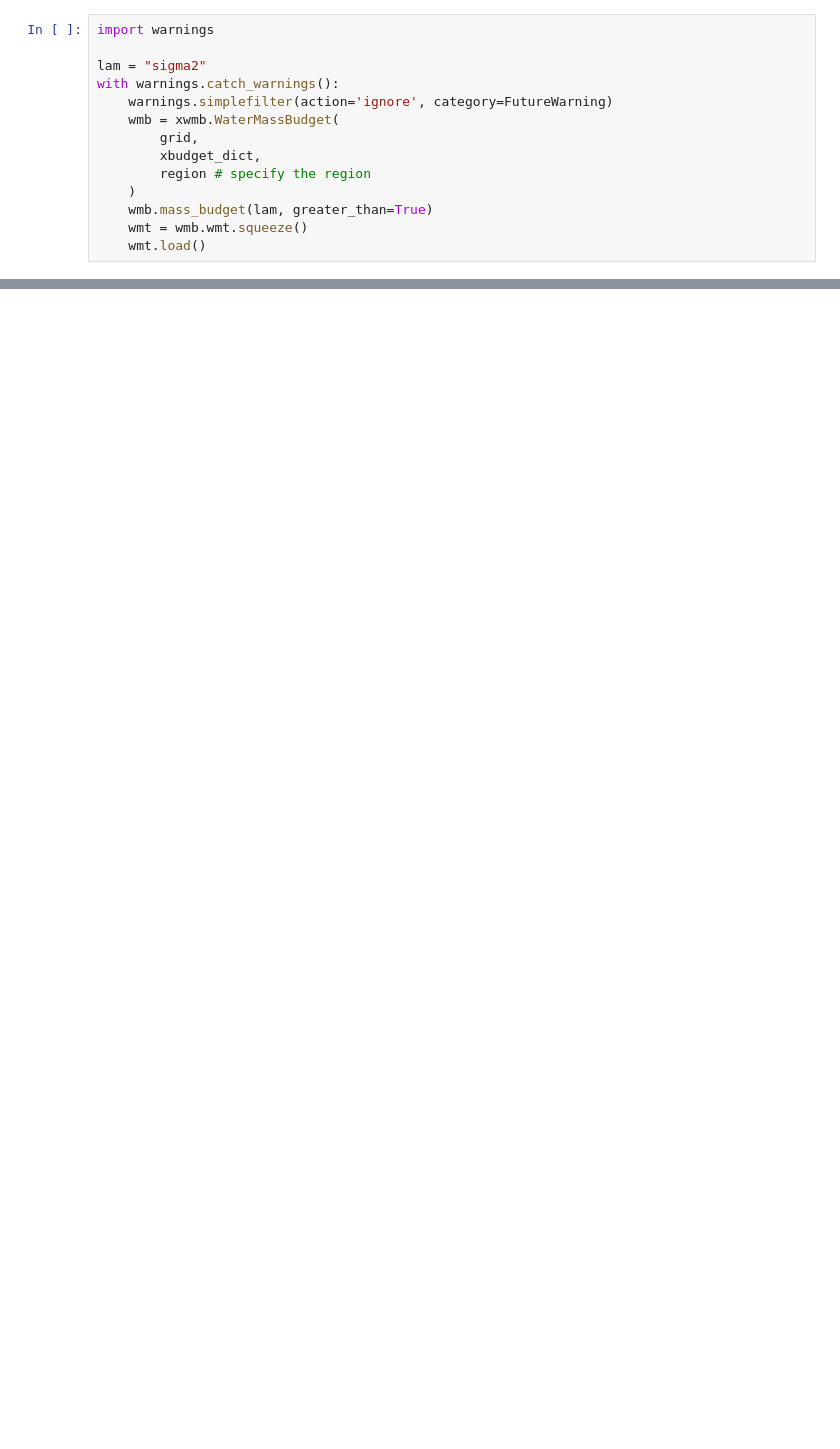
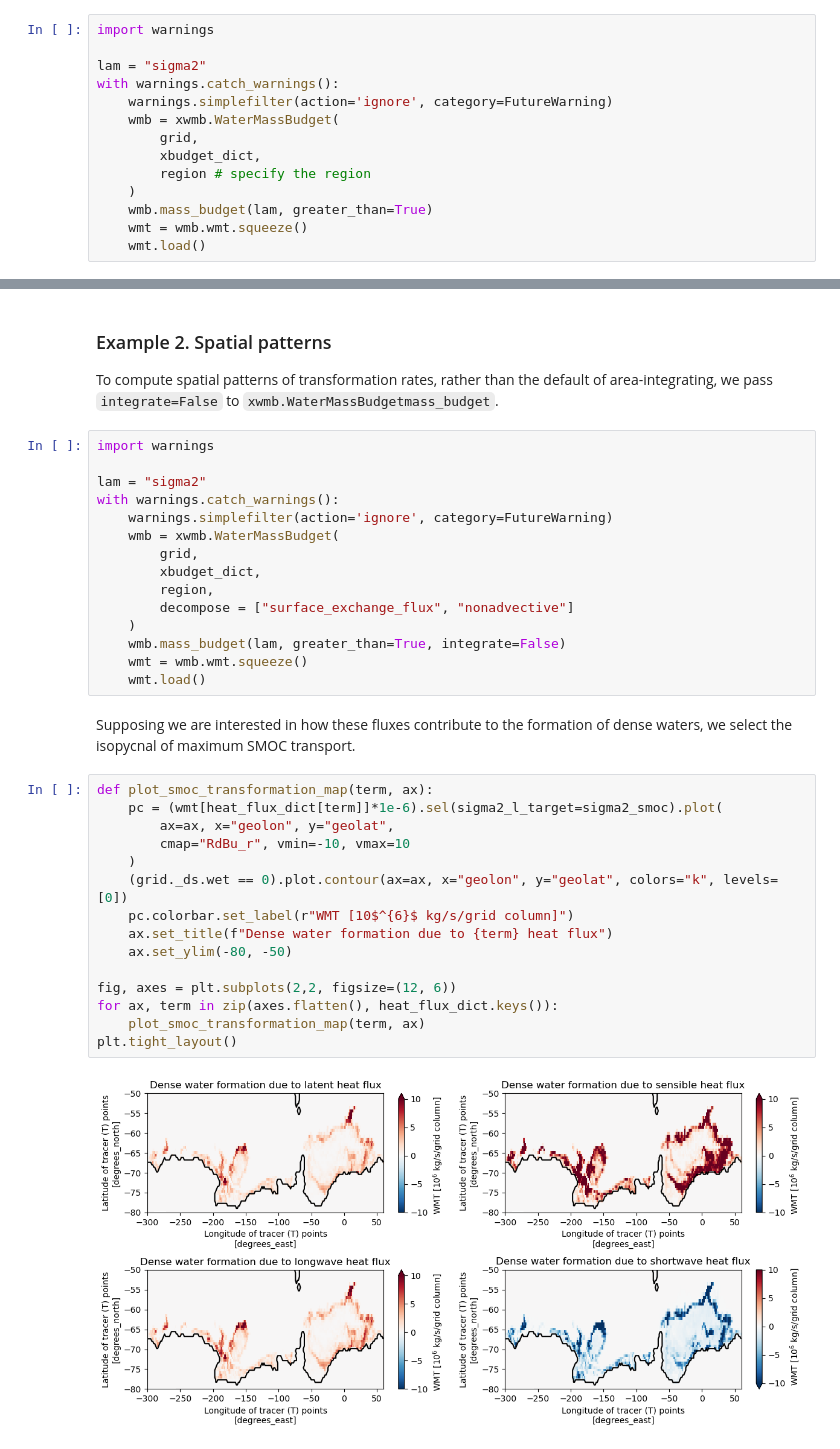
Before and after one commit to hdrake/xwmb_examples, a Jupyter notebook: examples/MOM6_global.ipynb, the cells around one changed output, grey strips where cells are left out. Drawn from its saved outputs; the diff is of its cells as text; blank space fills up the shorter version.

```diff
--- a/examples/MOM6_global.ipynb
+++ b/examples/MOM6_global.ipynb
@@ -289,0 +350,38 @@ plt.ylim(37.5, 32);
+# %% [markdown]
+### Example 2. Spatial patterns
+
+To compute spatial patterns of transformation rates, rather than the default of area-integrating, we pass `integrate=False` to `xwmb.WaterMassBudgetmass_budget`.
+# %%
+import warnings
+
+lam = "sigma2"
+with warnings.catch_warnings():
+    warnings.simplefilter(action='ignore', category=FutureWarning)
+    wmb = xwmb.WaterMassBudget(
+        grid,
+        xbudget_dict,
+        region,
+        decompose = ["surface_exchange_flux", "nonadvective"]
+    )
+    wmb.mass_budget(lam, greater_than=True, integrate=False)
+    wmt = wmb.wmt.squeeze()
+    wmt.load()
+# %% [markdown]
+Supposing we are interested in how these fluxes contribute to the formation of dense waters, we select the isopycnal of maximum SMOC transport.
+# %%
+def plot_smoc_transformation_map(term, ax):
+    pc = (wmt[heat_flux_dict[term]]*1e-6).sel(sigma2_l_target=sigma2_smoc).plot(
+        ax=ax, x="geolon", y="geolat",
+        cmap="RdBu_r", vmin=-10, vmax=10
+    )
+    (grid._ds.wet == 0).plot.contour(ax=ax, x="geolon", y="geolat", colors="k", levels=[0])
+    pc.colorbar.set_label(r"WMT [10$^{6}$ kg/s/grid column]")
+    ax.set_title(f"Dense water formation due to {term} heat flux")
+    ax.set_ylim(-80, -50)
+
+fig, axes = plt.subplots(2,2, figsize=(12, 6))
+for ax, term in zip(axes.flatten(), heat_flux_dict.keys()):
+    plot_smoc_transformation_map(term, ax)
+plt.tight_layout()
+# %% [output]
+[figure, added]
```
Also changed, not shown: parts of 22 cells of this notebook, 1 other file.
